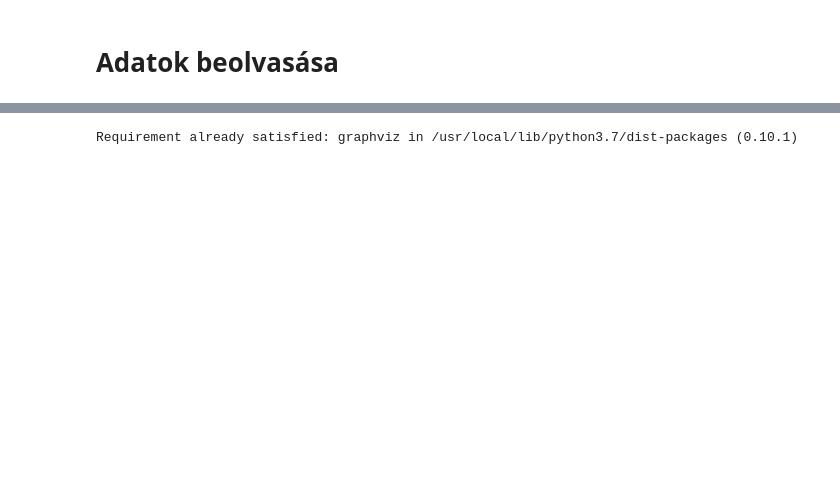
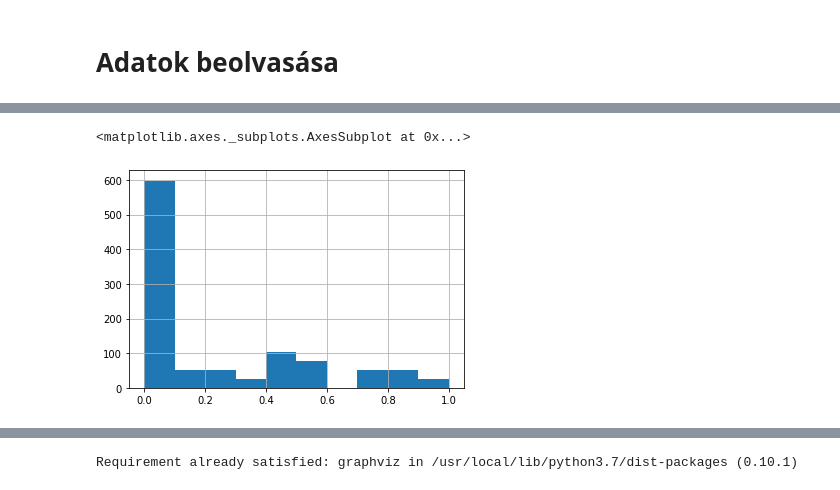
Before and after one commit to molnaredom/melytanulas, a Jupyter notebook: mélytanulás.ipynb, the cells around one changed output, grey strips where cells are left out. Drawn from its saved outputs; the diff is of its cells as text; code cells hidden in the pictures; blank space fills up the shorter version.

```diff
--- a/mélytanulás.ipynb
+++ b/mélytanulás.ipynb
@@ -59,0 +33,16 @@ data_shuffled["class information"].hist()
+# %%
+# data reading
+
+
+data = pd.read_csv("https://raw.githubusercontent.com/molnaredom/melytanulas/main/train_data.csv", sep=',', error_bad_lines=False)
+
+#normalize data
+scaler = MinMaxScaler()
+data=pd.DataFrame(scaler.fit_transform(data),
+            columns=data.columns, index=data.index)
+
+# shuffle train data, with seed
+data_shuffled = data.sample(frac=1, random_state=1)
+
+# label
+print(data_shuffled.head())
@@ -59,0 +72,5 @@ data_shuffled["class information"].hist()
+# %%
+data_shuffled["UPDRS"].hist( )
+# %% [output]
+<matplotlib.axes._subplots.AxesSubplot at 0x...>
+[figure, added]
```
Also changed, not shown: parts of 16 cells of this notebook.
